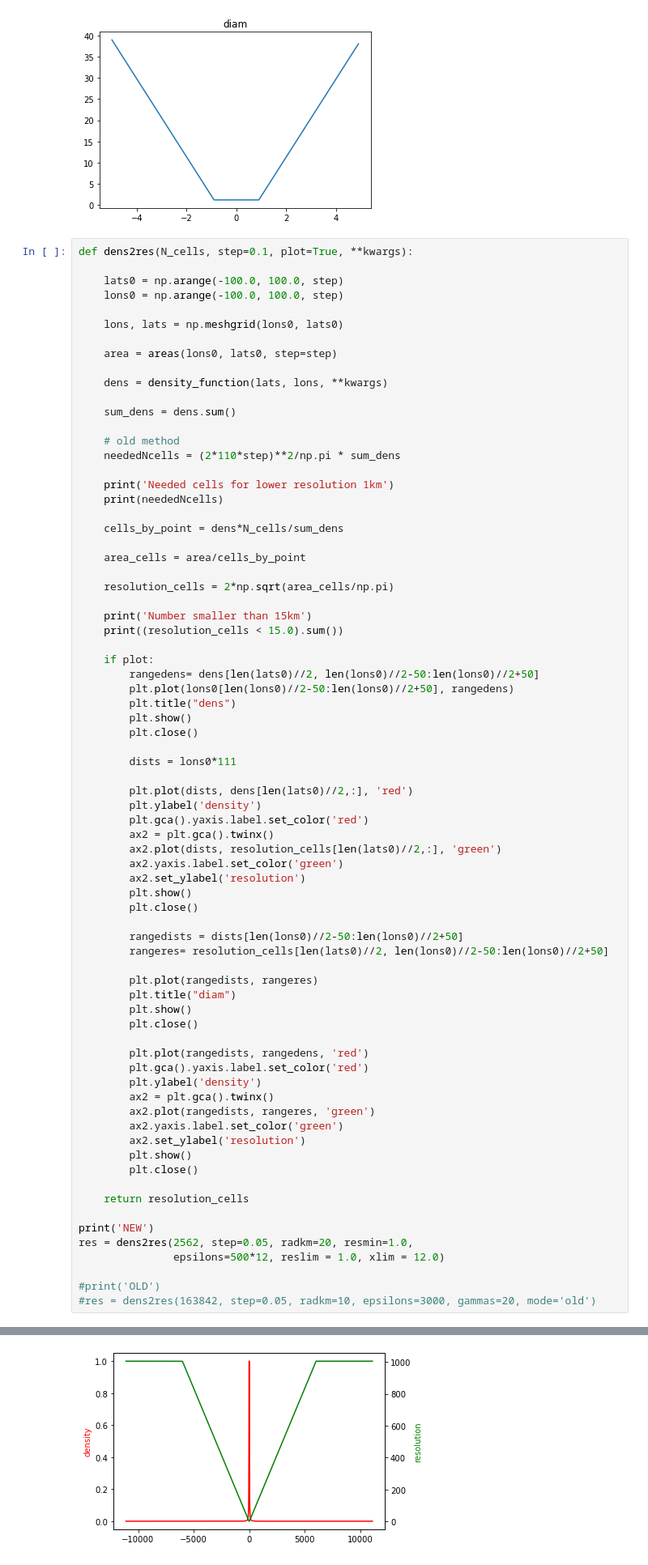
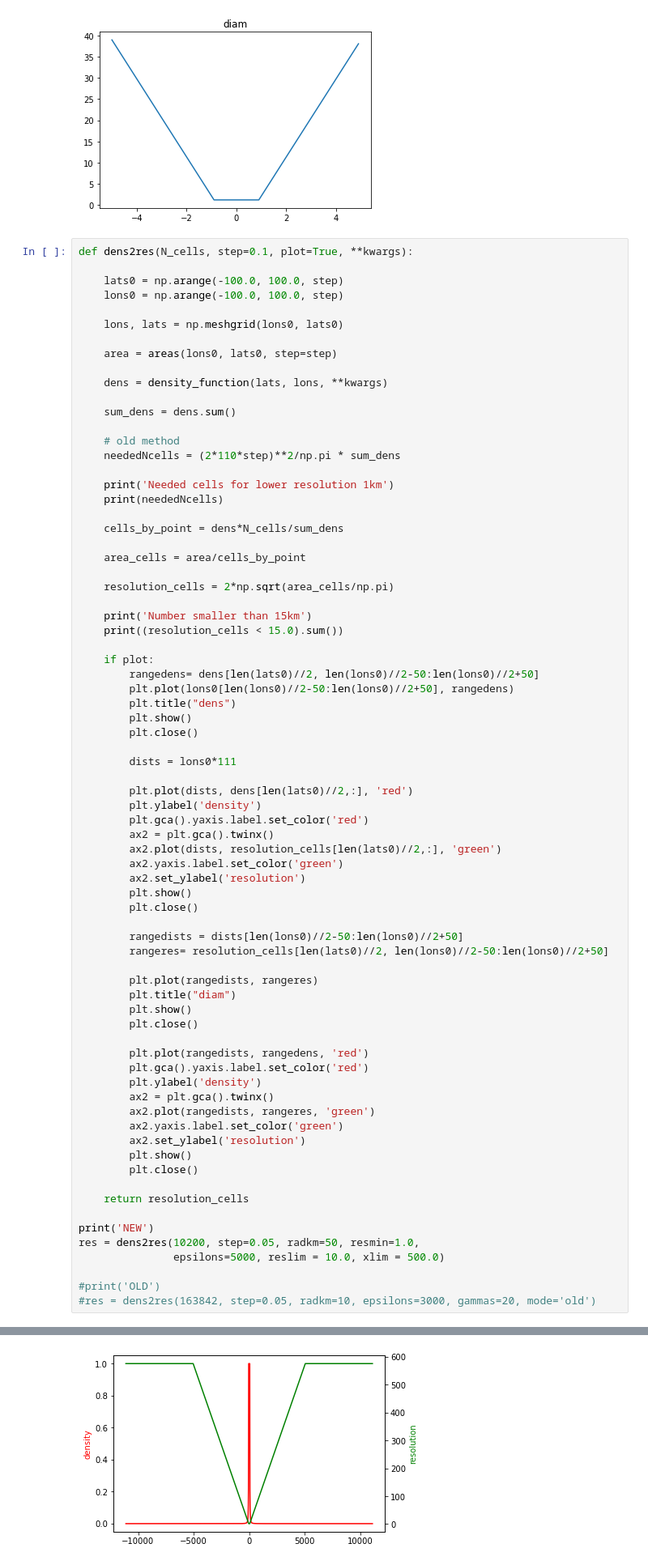
Before and after one commit to marta-gil/iModel, a Jupyter notebook: density-2-res.ipynb, the cells around one changed output, grey strips where cells are left out. Shown at 81% size. Cells and saved outputs as stored; diff of their text form.

```diff
--- a/density-2-res.ipynb
+++ b/density-2-res.ipynb
@@ -310,8 +310,8 @@ def dens2res(N_cells, step=0.1, plot=True, **kwargs):
     return resolution_cells
 
 print('NEW')
-res = dens2res(2562, step=0.05, radkm=20, resmin=1.0,
-               epsilons=500*12, reslim = 1.0, xlim = 12.0)
+res = dens2res(10200, step=0.05, radkm=50, resmin=1.0,
+               epsilons=5000, reslim = 10.0, xlim = 500.0)
 
 #print('OLD')
 #res = dens2res(163842, step=0.05, radkm=10, epsilons=3000, gammas=20, mode='old')
@@ -325 +325 @@ Number smaller than 15km
-[figure, old version]
+[figure, new version]
```
Also changed, not shown: parts of 1 cell of this notebook, 4 other files.
